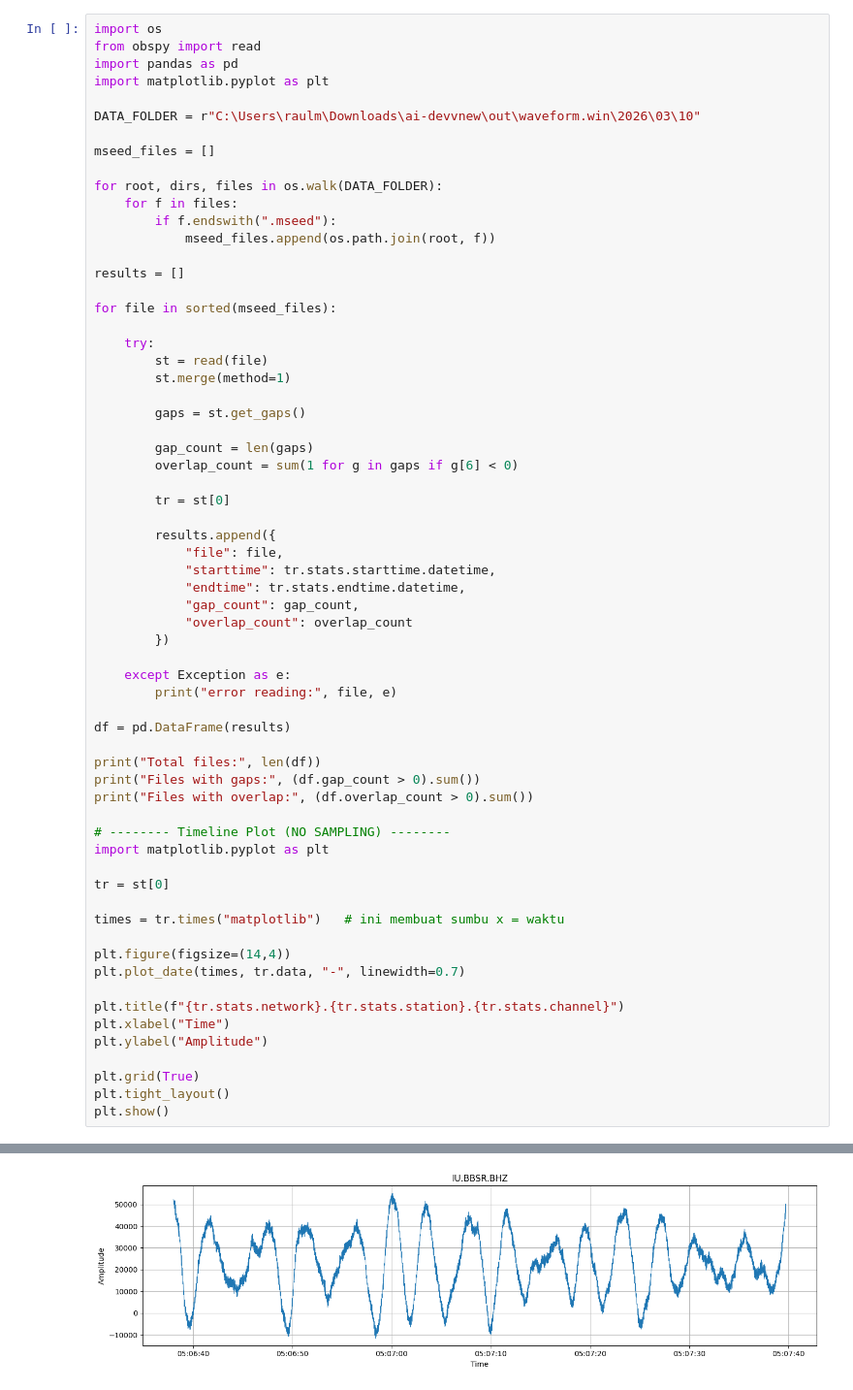
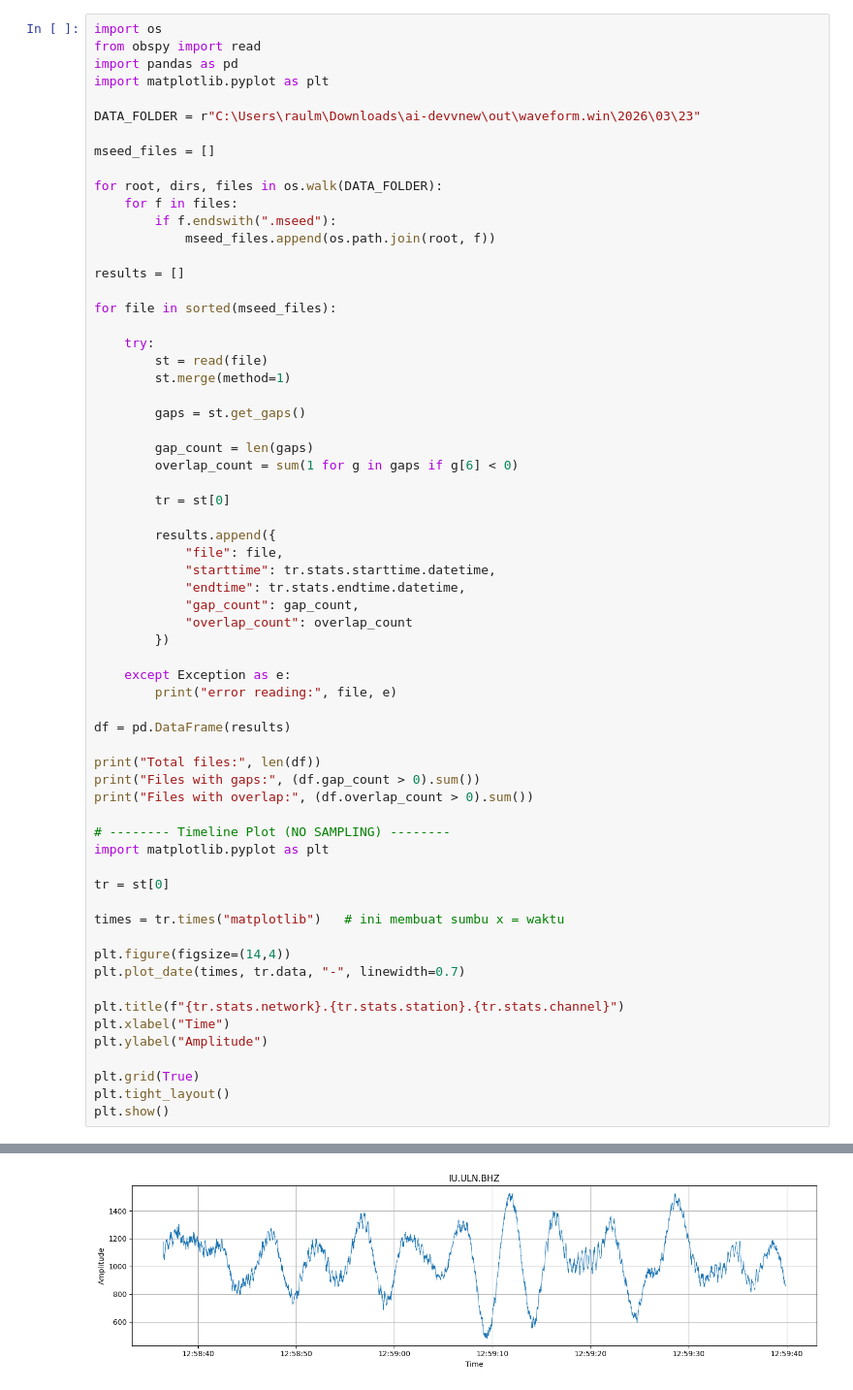
Before and after one commit to raulmahya123/ai-itb-new, a Jupyter notebook: test.ipynb, the cells around one changed output, grey strips where cells are left out. Shown at 97% size. Drawn from its saved outputs; the diff is of its cells as text.

```diff
--- a/test.ipynb
+++ b/test.ipynb
@@ -4,7 +4,7 @@ from obspy import read
 import pandas as pd
 import matplotlib.pyplot as plt
 
-DATA_FOLDER = r"C:\Users\raulm\Downloads\ai-devvnew\out\waveform.win\2026\03\10"
+DATA_FOLDER = r"C:\Users\raulm\Downloads\ai-devvnew\out\waveform.win\2026\03\23"
 
 mseed_files = []
 
@@ -67,6 +67,6 @@ Total files: 205
 Files with gaps: 0
 Files with overlap: 0
-[figure, old version]
+[figure, new version]
 # %%
 import os
 from obspy import read
```
Also changed, not shown: parts of 4 cells of this notebook, 5 other files.
